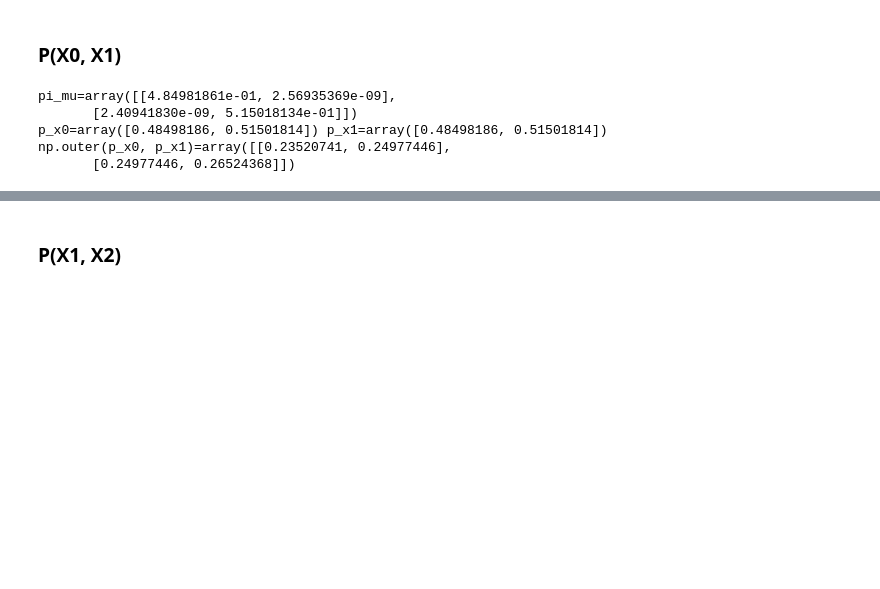
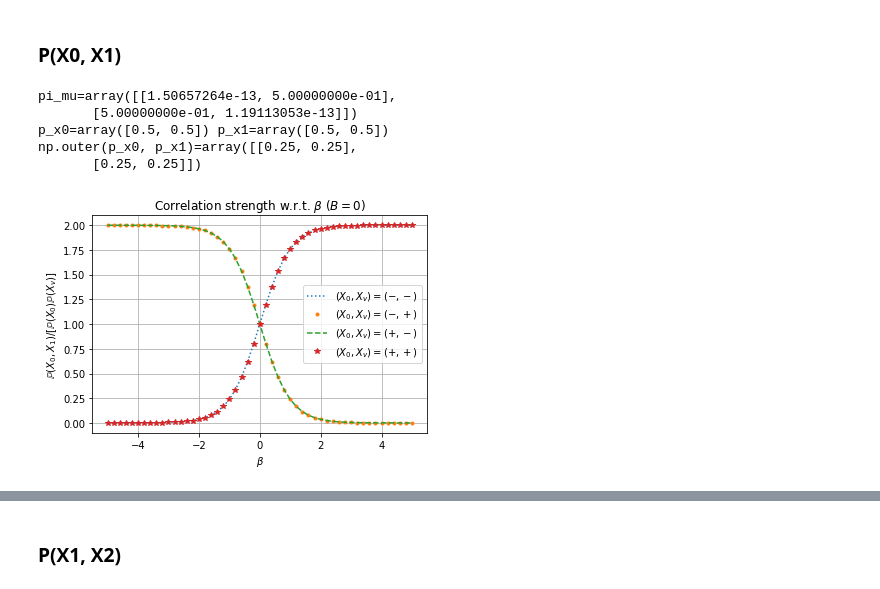
Before and after one commit to YizhongHu/statistical_mechanics_on_graphs, a Jupyter notebook: src/ising.ipynb, the cells around one changed output, grey strips where cells are left out. Drawn from its saved outputs; the diff is of its cells as text; code cells hidden in the pictures; blank space fills up the shorter version.

Commit message:
ising model x0 xv correlation

```diff
--- a/src/ising.ipynb
+++ b/src/ising.ipynb
@@ -188,11 +66,0 @@ plt.savefig('../img/pca_partial.png')
-# %%
-beta = 1
-B = 0
-
-x0 = np.random.uniform(-10, 10, (2, 3))
-# x0 = np.zeros((2, kappa+1))
-
-x, target = optimize(x0, lam0=np.zeros(2), patience=2000, eps=1e-6, verbose=False)
-mu = np.exp(x)
-print(f'{np.sum(mu)=}, {target=}')
-mu
@@ -203,6 +118,8 @@ array([[0.3877483 , 0.10495102, 0.00712468],
 # %% [markdown]
 ### P(X0, X1)
 # %%
+mu = optimize(beta=-10, B=0, kappa=2, ftol=1e-10)
+
 pi_mu = edge_distribution(mu)
 print(f'{pi_mu=}')
 p_x0 = np.sum(pi_mu, axis=1)
@@ -210,8 +127,34 @@ p_x1 = np.sum(pi_mu, axis=0)
 print(f'{p_x0=}', f'{p_x1=}')
 print(f'{np.outer(p_x0, p_x1)=}')
 # %% [output]
-pi_mu=array([[4.84981861e-01, 2.56935369e-09],
-       [2.40941830e-09, 5.15018134e-01]])
-p_x0=array([0.48498186, 0.51501814]) p_x1=array([0.48498186, 0.51501814])
-np.outer(p_x0, p_x1)=array([[0.23520741, 0.24977446],
-       [0.24977446, 0.26524368]])
+pi_mu=array([[1.50657264e-13, 5.00000000e-01],
+       [5.00000000e-01, 1.19113053e-13]])
+p_x0=array([0.5, 0.5]) p_x1=array([0.5, 0.5])
+np.outer(p_x0, p_x1)=array([[0.25, 0.25],
+       [0.25, 0.25]])
+# %%
+betas = np.linspace(-5, 5, 51)
+probabilities = []
+
+for beta in betas:
+    mu = optimize(beta=beta, B=0, kappa=2, ftol=1e-10)
+    pi_mu = edge_distribution(mu)
+    p_x0 = np.sum(pi_mu, axis=1)
+    p_x1 = np.sum(pi_mu, axis=0)
+    indep_dist = np.outer(p_x0, p_x1)
+    probabilities.append(pi_mu / indep_dist)
+
+probabilities = np.array(probabilities)
+
+plt.plot(betas, probabilities[:, 0, 0], ':', label='$(X_0, X_v)=(-, -)$')
+plt.plot(betas, probabilities[:, 0, 1], '.', label='$(X_0, X_v)=(-, +)$')
+plt.plot(betas, probabilities[:, 1, 0], '--', label='$(X_0, X_v)=(+, -)$')
+plt.plot(betas, probabilities[:, 1, 1], '*', label='$(X_0, X_v)=(+, +)$')
+plt.legend()
+plt.title('Correlation strength w.r.t. $\\beta$ ($B=0$)')
+plt.xlabel('$\\beta$')
+plt.ylabel('$\\mathbb{P}(X_0, X_1) / [\\mathbb{P}(X_0)\\mathbb{P}(X_v)]$')
+plt.grid(True)
+plt.savefig('../img/ising_x0_xv.png')
+# %% [output]
+[figure, added]
```
Also changed, not shown: parts of 13 cells of this notebook, 3 other files.
